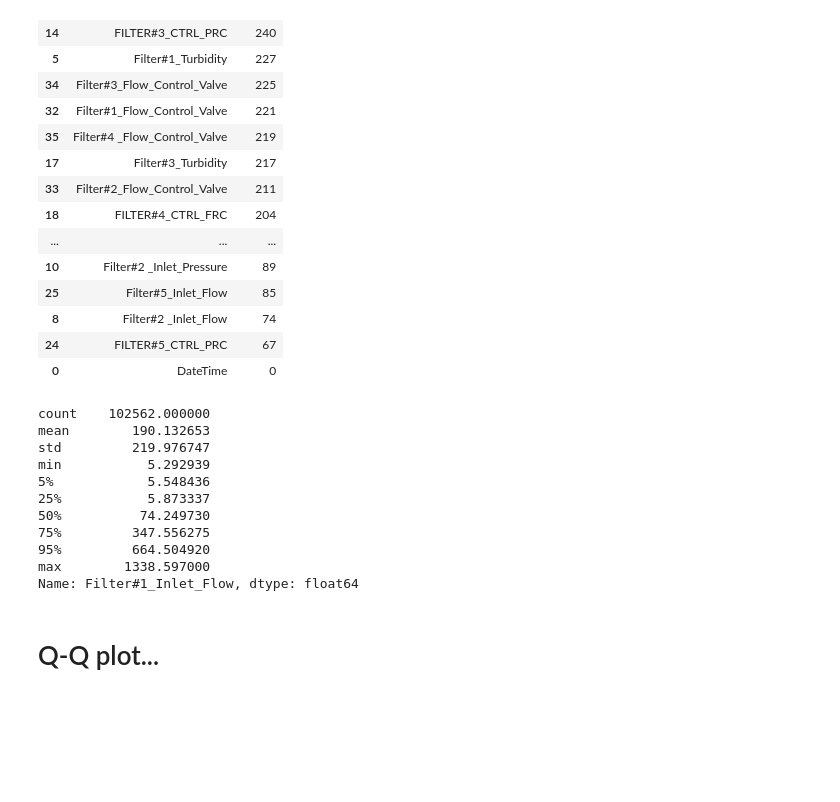
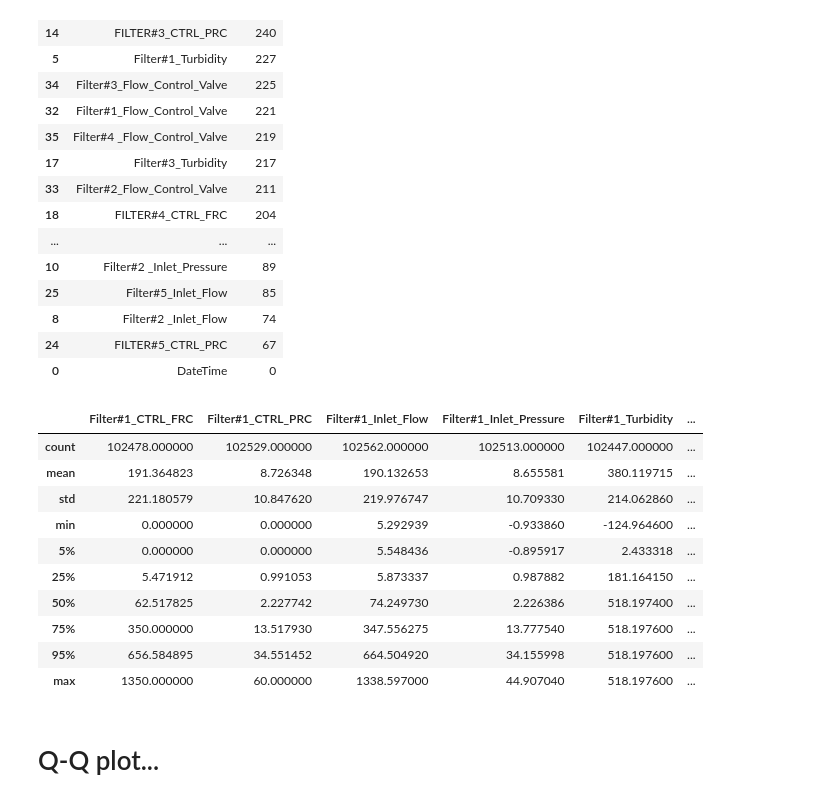
Before and after one commit to saikiranpennam/sugarbeet_analysis, a Jupyter notebook: filters_data_new.ipynb, the cells around one changed output. Cells and saved outputs as stored; diff of their text form; code cells hidden in the pictures; blank space fills up the shorter version.

```diff
--- a/filters_data_new.ipynb
+++ b/filters_data_new.ipynb
@@ -63,19 +63,19 @@ pd.DataFrame(sugarbeets.isnull().sum()).reset_index(drop=False).sort_values(by=0
 | 24 | FILTER#5_CTRL_PRC | 67 |
 | 0 | DateTime | 0 |
 # %%
-sugarbeets['Filter#1_Inlet_Flow'].describe([0.05, 0.25, 0.5, 0.75, 0.95])
+sugarbeets.describe([0.05, 0.25, 0.5, 0.75, 0.95])
 # %% [output]
-count    102562.000000
-mean        190.132653
-std         219.976747
-min           5.292939
-5%            5.548436
-25%           5.873337
-50%          74.249730
-75%         347.556275
-95%         664.504920
-max        1338.597000
-Name: Filter#1_Inlet_Flow, dtype: float64
+|  | Filter#1_CTRL_FRC | Filter#1_CTRL_PRC | Filter#1_Inlet_Flow | Filter#1_Inlet_Pressure | Filter#1_Turbidity | ... |
+| count | 102478.000000 | 102529.000000 | 102562.000000 | 102513.000000 | 102447.000000 | ... |
+| mean | 191.364823 | 8.726348 | 190.132653 | 8.655581 | 380.119715 | ... |
+| std | 221.180579 | 10.847620 | 219.976747 | 10.709330 | 214.062860 | ... |
+| min | 0.000000 | 0.000000 | 5.292939 | -0.933860 | -124.964600 | ... |
+| 5% | 0.000000 | 0.000000 | 5.548436 | -0.895917 | 2.433318 | ... |
+| 25% | 5.471912 | 0.991053 | 5.873337 | 0.987882 | 181.164150 | ... |
+| 50% | 62.517825 | 2.227742 | 74.249730 | 2.226386 | 518.197400 | ... |
+| 75% | 350.000000 | 13.517930 | 347.556275 | 13.777540 | 518.197600 | ... |
+| 95% | 656.584895 | 34.551452 | 664.504920 | 34.155998 | 518.197600 | ... |
+| max | 1350.000000 | 60.000000 | 1338.597000 | 44.907040 | 518.197600 | ... |
 # %% [markdown]
 # Q-Q plot...
 # %%
```
Also changed, not shown: parts of 2 cells of this notebook.
